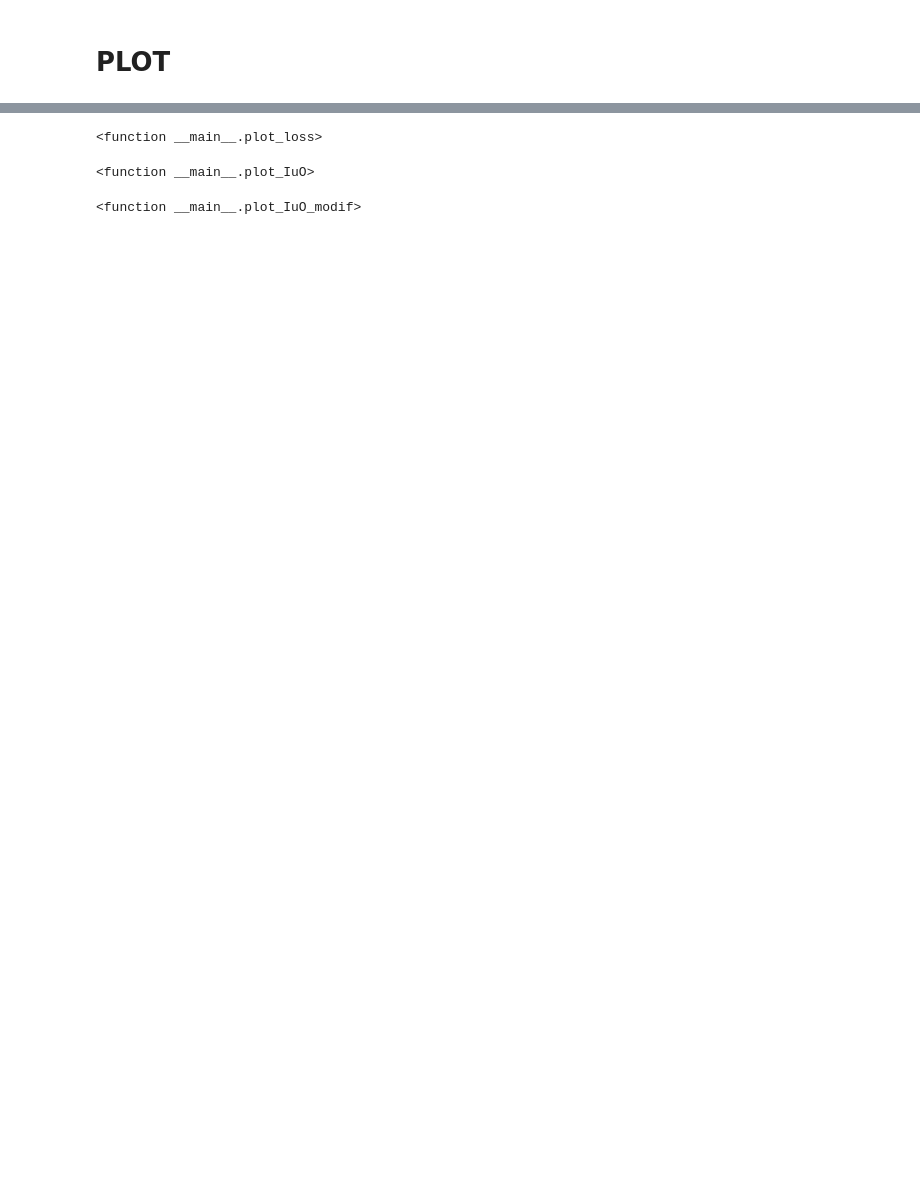
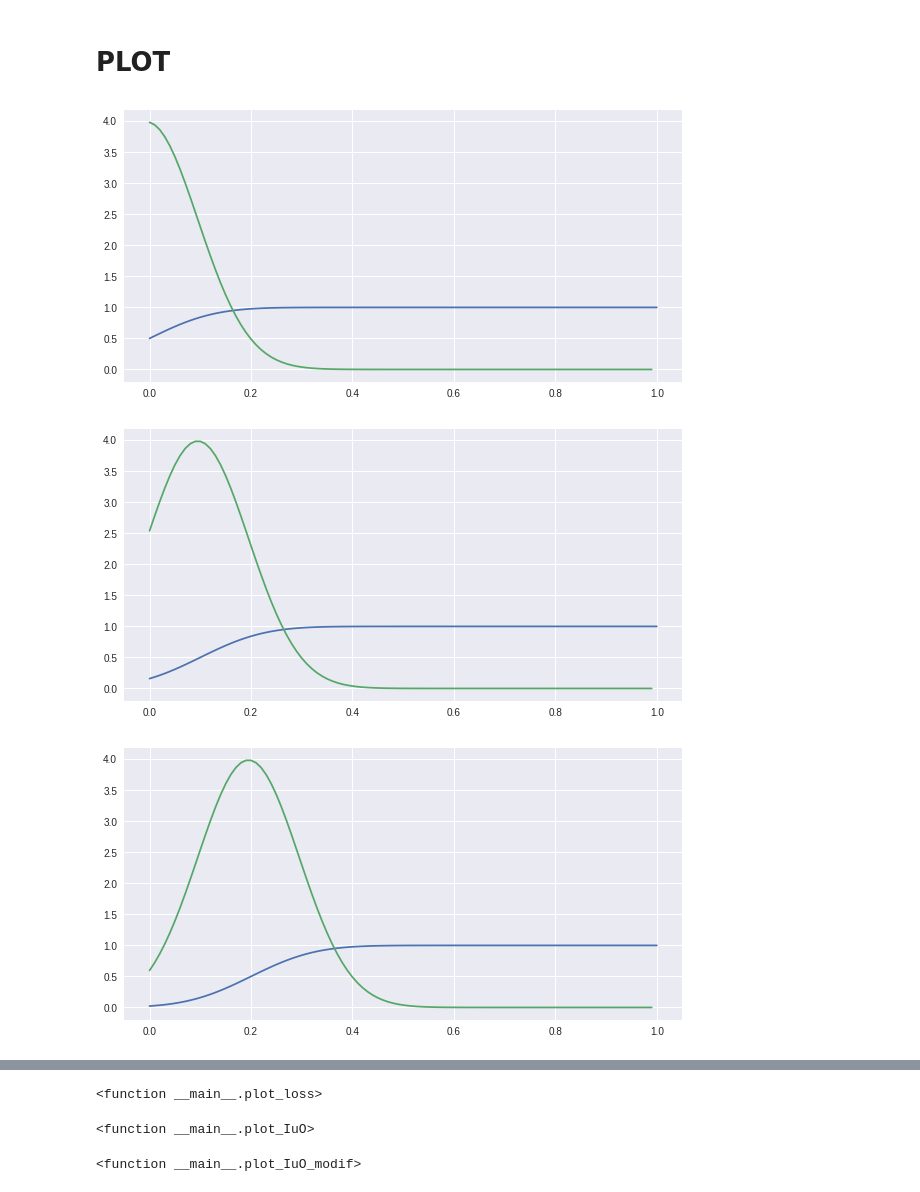
Before and after one commit to Hv0nnus/GridNet, a Jupyter notebook: Satimage.ipynb, the cells around one changed output, grey strips where cells are left out. Saved outputs shown, nothing was run; the diff lists cells and outputs as text; code cells hidden in the pictures; blank space fills up the shorter version.

```diff
--- a/Satimage.ipynb
+++ b/Satimage.ipynb
@@ -937,3 +1109,16 @@ def plot_IuO_modif(path_CSV,
 
     # Show the plot
     plt.show()
+# %%
+for i in range(10):
+    m = torch.distributions.normal.Normal(torch.tensor([i/10]).float(), torch.tensor([0.1]))
+    plt.figure(figsize=(10,5))
+    x = [j/100 for j in range(101)]
+    y = [m.cdf(torch.tensor([j/100])) for j in range(101)]
+    plt.plot(x,y)
+    plt.plot(x[0:-1],100*np.diff(y))
+    plt.show()
+# %% [output]
+[figure, added]
+[figure, added]
+[figure, added]
```
Also changed, not shown: parts of 20 cells of this notebook, 1 other file.
